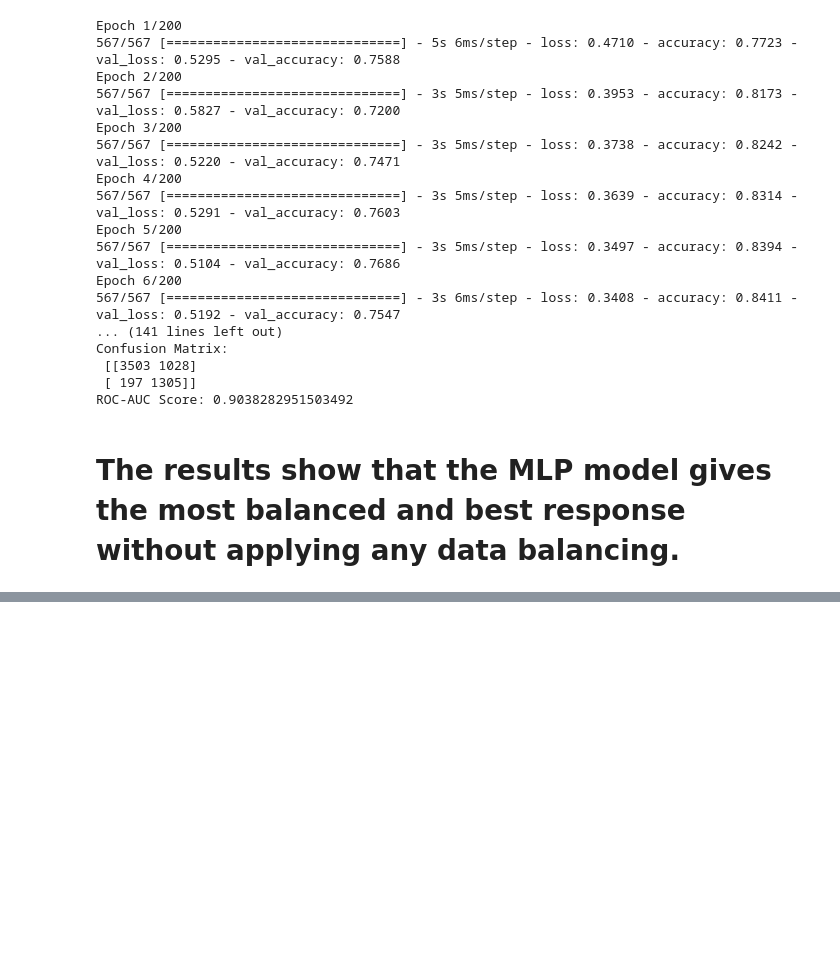
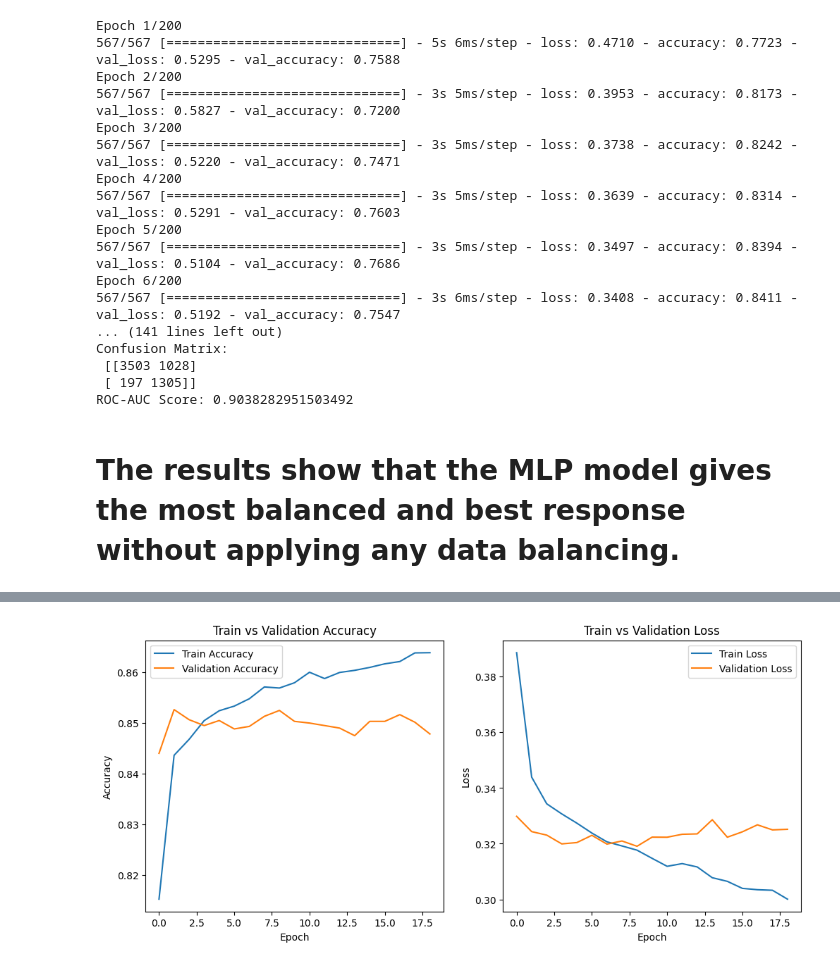
Before and after one commit to Alirezaab78/adult_income_prediction, a Jupyter notebook: notebooks/adult_data_modular.ipynb, the cells around one changed output, grey strips where cells are left out. Drawn from its saved outputs; the diff is of its cells as text; code cells hidden in the pictures; blank space fills up the shorter version.

Commit message:
Updating modules and aplying the final model to the test data

```diff
--- a/notebooks/adult_data_modular.ipynb
+++ b/notebooks/adult_data_modular.ipynb
@@ -34,7 +35,7 @@ Name: count, dtype: float64
 [figure]
 [figure]
 # %%
-X_train, Y_train, X_val, Y_val = standard_scaler_and_validation()
+X_train, Y_train, X_val, Y_val, scaler = standard_scaler_and_validation()
 # %%
 log_reg_model(X_train, Y_train, X_val, Y_val)
 # %% [output]
@@ -155,0 +159,2 @@ ROC-AUC Score: 0.9038282951503492
+# %%
+history, model = mlp_model(X_train, Y_train, X_val, Y_val)
@@ -155,0 +221,25 @@ ROC-AUC Score: 0.9038282951503492
+# %%
+import matplotlib.pyplot as plt
+
+#--- Accuracy ---
+plt.figure(figsize=(12,5))
+plt.subplot(1,2,1)
+plt.plot(history.history['accuracy'], label='Train Accuracy')
+plt.plot(history.history['val_accuracy'], label='Validation Accuracy')
+plt.title('Train vs Validation Accuracy')
+plt.xlabel('Epoch')
+plt.ylabel('Accuracy')
+plt.legend()
+
+#--- Loss ---
+plt.subplot(1,2,2)
+plt.plot(history.history['loss'], label='Train Loss')
+plt.plot(history.history['val_loss'], label='Validation Loss')
+plt.title('Train vs Validation Loss')
+plt.xlabel('Epoch')
+plt.ylabel('Loss')
+plt.legend()
+
+plt.show()
+# %% [output]
+[figure, added]
```
Also changed, not shown: parts of 4 cells of this notebook, 3 other files.
